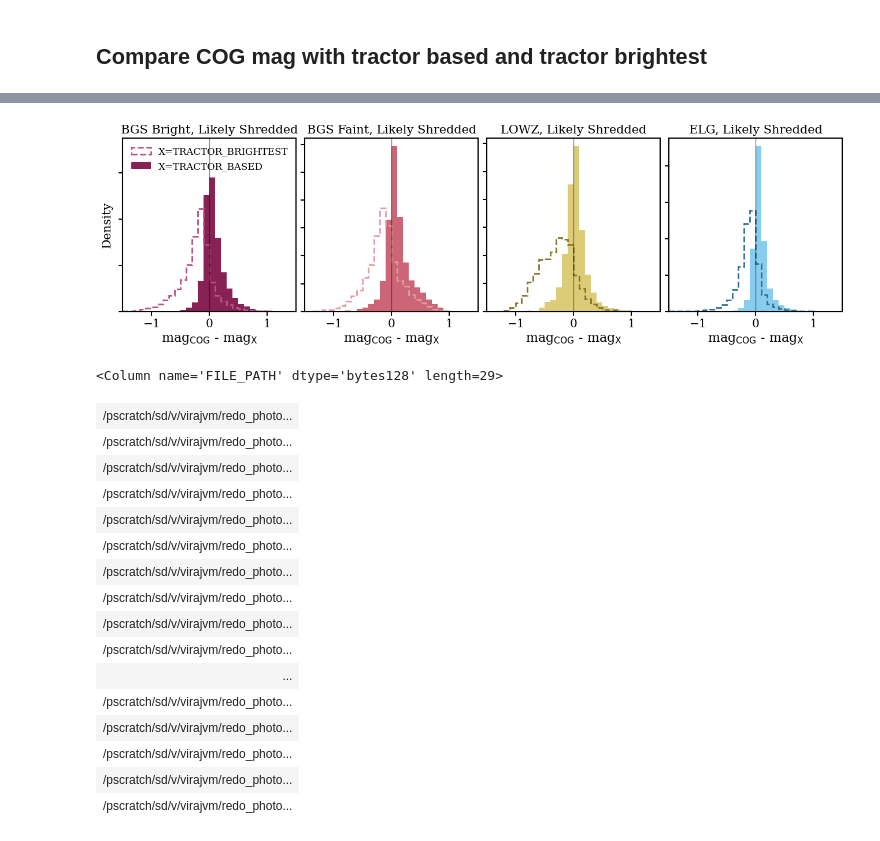
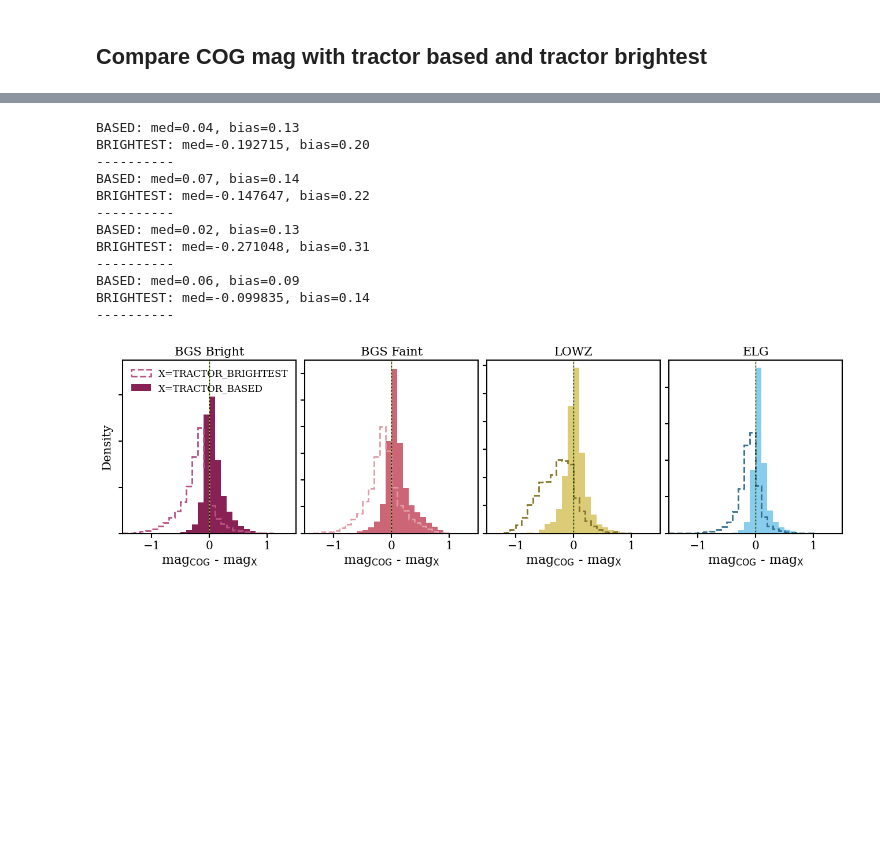
Before and after one commit to virajvman/desi_dwarfs, a Jupyter notebook: notebooks/shredding_paper/pcnn_and_validate_cog_plots.ipynb, the cells around one changed output, grey strips where cells are left out. Saved outputs shown, nothing was run; the diff lists cells and outputs as text; code cells hidden in the pictures; blank space fills up the shorter version.

```diff
--- a/notebooks/shredding_paper/pcnn_and_validate_cog_plots.ipynb
+++ b/notebooks/shredding_paper/pcnn_and_validate_cog_plots.ipynb
@@ -164,3 +104,0 @@ print( len(bgsb_cat[(bgsb_cat["PCNN_FRAGMENT"].data < 0.5) & mask])/len(bgsb_cat
-# %%
-bgsb_cat = Table.read("/pscratch/sd/v/virajvm/catalog_dr1_dwarfs/iron_photometry/iron_BGS_BRIGHT_shreds_catalog_w_aper_mags.fits")
-shred_mask = (bgsb_cat["FRACFLUX_G"] > 0.2) & (bgsb_cat["FRACFLUX_R"] > 0.2) & (bgsb_cat["FRACFLUX_Z"] > 0.2)
@@ -642,6 +576,7 @@ plt.show()
 # %%
 from consolidate_photometry import consolidate_new_photo, consolidate_positions_and_shapes, consolidate_cog_photo
 from shred_photometry_maskbits import create_shred_maskbits_from_dict
+from scipy import stats
 
 def do_consolidate(cat,sample):
     '''
@@ -663,7 +598,7 @@ def do_consolidate(cat,sample):
     #we want to only select the objects where COG is preffered?
 
     #add maskbits to find when cog is reliable!
-    bitmasks_list = [0,1,2,3,4,5,6,7,8,9,10,12]
+    bitmasks_list = [0,1,2,3,4,5,6,7,8,9,10,11,12]
 
     print("Adding the COG photo maskbits")
     photo_maskbits =  create_shred_maskbits_from_dict(cat, bitmasks_to_apply = bitmasks_list, verbose=True)
@@ -728,6 +640,5 @@ def related_contrast_color(hex_color, lighten=True, factor=0.4):
 # %%
 def make_single_hist(ax, cat, color, lighten=False):
-
     #combine Grz
 
     cog_mags = np.concatenate( [ cat["COG_MAG_G_FINAL"].data,  cat["COG_MAG_R_FINAL"].data,  cat["COG_MAG_Z_FINAL"].data  ] )
@@ -736,9 +647,18 @@ def make_single_hist(ax, cat, color, lighten=False):
 
     tractor_bright_mags = np.concatenate( [ cat["TRACTOR_BRIGHTEST_SOURCE_MAGS_FINAL"].data[:,0], cat["TRACTOR_BRIGHTEST_SOURCE_MAGS_FINAL"].data[:,1], cat["TRACTOR_BRIGHTEST_SOURCE_MAGS_FINAL"].data[:,2]  ] )
 
+    simple_mags = np.concatenate( [ cat["SIMPLE_PHOTO_MAG_G"].data, cat["SIMPLE_PHOTO_MAG_R"], cat["SIMPLE_PHOTO_MAG_Z"].data  ] )
+
+
     delta_based = cog_mags - tractor_based_mags
     delta_bright = cog_mags - tractor_bright_mags
+    delta_simple = cog_mags - simple_mags
 
+    print(f"BASED: med={np.nanmedian(delta_based):.2f}, bias={stats.median_abs_deviation(delta_based, scale='normal'):.2f}")
+    print(f"BRIGHTEST: med={np.nanmedian(delta_bright):2f}, bias={stats.median_abs_deviation(delta_bright, scale='normal'):.2f}")
+    # print(f"SIMPLE: med={np.nanmedian(delta_simple):2f}, bias={stats.median_abs_deviation(delta_simple, scale='normal'):.2f}")
+
+    print("--"*5)
 
     color_new = related_contrast_color(color, lighten=lighten, factor=0.4)
 
@@ -746,57 +666,53 @@ def make_single_hist(ax, cat, color, lighten=False):
 
     ax.hist(delta_based, range=(-1.5,1.5), bins = np.arange(-1.5,1.5,0.1), density=True, label = r"X=TRACTOR_BASED",histtype="stepfilled",lw=2, color = color )
 
+
     return ax,  cat["COG_MAG_R_FINAL"].data - cat["TRACTOR_ONLY_MAG_R_FINAL"].data
 # %%
 fig,ax = make_subplots(ncol=4,nrow = 1, return_fig=True,col_spacing=0.15)
 
 
 _,bgsb_delta_based = make_single_hist(ax[0], bgsb_cat, color = sample_color_map["BGS_BRIGHT"], lighten=True )
 _,_=make_single_hist(ax[1], bgsf_cat, color = sample_color_map["BGS_FAINT"], lighten=True )
 _,_=make_single_hist(ax[2], lowz_cat, color = sample_color_map["LOWZ"], lighten=False )
 _,_=make_single_hist(ax[3], elg_cat, color = sample_color_map["ELG"], lighten=False )
 
 
 ax[0].legend(frameon=False,loc="upper left",fontsize = 12)
 
-for axi in ax:
-    ax[0].set_ylim([0,3.75])
+ylims = [3.75, 3.25, 3.1, 4.75]
+
+for i,axi in enumerate(ax):
+
     axi.set_xlim([-1.5,1.5])
     axi.set_yticklabels([])
+    axi.set_ylim([0 , ylims[i] ] )
     axi.set_xlabel(r"mag$_{\rm COG}$ - mag$_{\rm X}$",fontsize = 16)
-    axi.axvline(x = 0,color = "k",ls = "-",lw = 1,alpha=0.5)
     ax[0].set_ylabel("Density",fontsize = 15)
 
-ax[0].set_title("BGS Bright, Likely Shredded",fontsize = 15)
-ax[1].set_title("BGS Faint, Likely Shredded",fontsize = 15)
-ax[2].set_title("LOWZ, Likely Shredded",fontsize = 15)
-ax[3].set_title("ELG, Likely Shredded",fontsize = 15)
+    xgrid = np.linspace(0,ylims[i],100)
 
+    make_alternating_plot(axi,0*xgrid,xgrid,dash_len=1,color_1="yellowgreen",color_2="k",lw=1)
 
-# plt.savefig("plots/cog_compare_tractor_based.pdf",bbox_inches="tight")
+ax[0].set_title("BGS Bright",fontsize = 15)
+ax[1].set_title("BGS Faint",fontsize = 15)
+ax[2].set_title("LOWZ",fontsize = 15)
+ax[3].set_title("ELG",fontsize = 15)
+
+# plt.savefig(f"{plot_save_dir}/plots/cog_compare_tractor_based.pdf",bbox_inches="tight")
 
 plt.show()
 # %% [output]
+BASED: med=0.04, bias=0.13
+BRIGHTEST: med=-0.192715, bias=0.20
+----------
+BASED: med=0.07, bias=0.14
+BRIGHTEST: med=-0.147647, bias=0.22
+----------
+BASED: med=0.02, bias=0.13
+BRIGHTEST: med=-0.271048, bias=0.31
+----------
+BASED: med=0.06, bias=0.09
+BRIGHTEST: med=-0.099835, bias=0.14
+----------
-[figure, old version]
+[figure, new version]
-# %%
-bgsf_cat[ bgsf_cat["COG_MAG_R_FINAL"].data -  bgsf_cat["TRACTOR_ONLY_MAG_R_FINAL"].data > 0.75]["FILE_PATH"]
-
-# 39627720748961105
-# %% [output]
-<Column name='FILE_PATH' dtype='bytes128' length=29>
-| /pscratch/sd/v/virajvm/redo_photo... |
-| /pscratch/sd/v/virajvm/redo_photo... |
-| /pscratch/sd/v/virajvm/redo_photo... |
-| /pscratch/sd/v/virajvm/redo_photo... |
-| /pscratch/sd/v/virajvm/redo_photo... |
-| /pscratch/sd/v/virajvm/redo_photo... |
-| /pscratch/sd/v/virajvm/redo_photo... |
-| /pscratch/sd/v/virajvm/redo_photo... |
-| /pscratch/sd/v/virajvm/redo_photo... |
-| /pscratch/sd/v/virajvm/redo_photo... |
-| ... |
-| /pscratch/sd/v/virajvm/redo_photo... |
-| /pscratch/sd/v/virajvm/redo_photo... |
-| /pscratch/sd/v/virajvm/redo_photo... |
-| /pscratch/sd/v/virajvm/redo_photo... |
-| /pscratch/sd/v/virajvm/redo_photo... |
```
Also changed, not shown: parts of 19 cells of this notebook, 12 other files.
